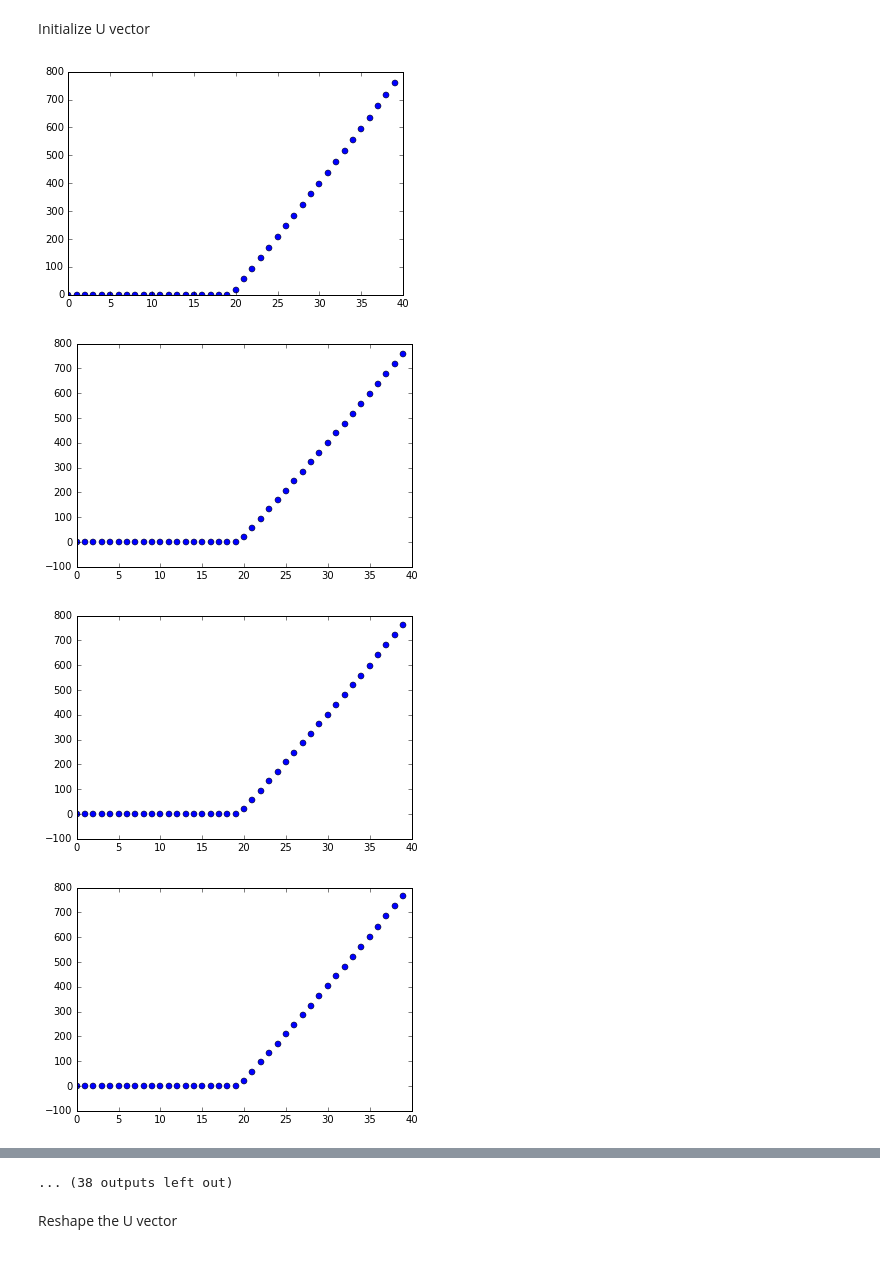
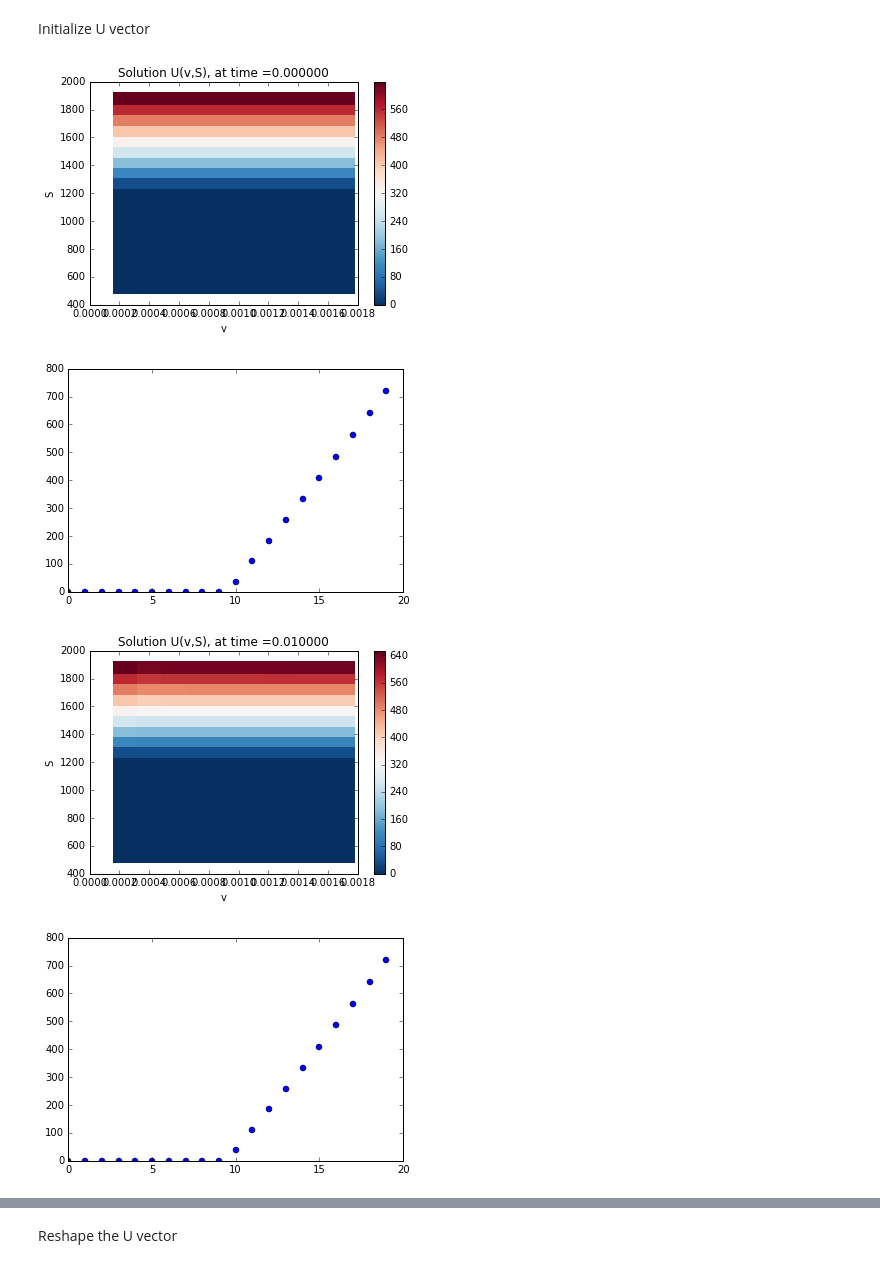
Before and after one commit to MelodyShih/FDOptionPricing, a Jupyter notebook: Backward Euler.ipynb, the cells around one changed output, grey strips where cells are left out. Saved outputs shown, nothing was run; the diff lists cells and outputs as text; code cells hidden in the pictures.

Commit message:
commit for changing bc to true solution

```diff
--- a/Backward Euler.ipynb
+++ b/Backward Euler.ipynb
@@ -18,7 +18,7 @@ S_min = 400.0
 alpha = S_max - S_min
 
 # Variance space
-v_max = 0.05
+v_max = 0.002
 v_min = 0.0
 beta  = v_max - v_min
 
@@ -37,10 +37,10 @@ theta = 0.05
 # %% [markdown]
 Set grid
 # %%
-t_final = 0.125
-N = 40
-M = 40
-L = 50
+t_final = 0.02
+N = 20
+M = 10
+L = 3
 
 xi  = numpy.linspace(0, 1, N+2)
 eta = numpy.linspace(0, 1, M+2)
@@ -184,14 +185,16 @@ fig = plt.figure()
 plt.spy(A[0:60, 0:60])
 print numpy.max(A)
 print numpy.min(A)
-# E, X = numpy.meshgrid(numpy.linspace(0,1,N*M), numpy.linspace(0,1,N*M))
-# # Plot solution
+
+E, X = numpy.meshgrid(numpy.linspace(0,1,N*M), numpy.linspace(0,1,N*M))
+# Plot solution
 # fig = plt.figure()
 # axes = fig.add_subplot(1, 1, 1)
-# sol_plot = axes.pcolor(E, X, A, cmap=plt.get_cmap('RdBu_r'))
+# sol_plot = axes.pcolor(E, X, A)
 # axes.set_title("Element of A")
 # axes.set_xlabel("eta")
 # axes.set_ylabel("xi")
 # cbar = fig.colorbar(sol_plot, ax=axes)
+# plt.show
 print numpy.linalg.det(A)
 # %% [output]
@@ -245,38 +248,39 @@ for i in range(N):
 U_init = numpy.copy(U_interior_old)
 # %%
 for timestep in t:
-#     E, X = numpy.meshgrid(v(eta), S(xi))
-#     fig = plt.figure()
-#     axes = fig.add_subplot(1, 1, 1)
-#     sol_plot = axes.pcolor(E, X, numpy.reshape(U_interior_old, [N, M]), cmap=plt.get_cmap('RdBu_r'))
-#     axes.set_title("Solution U(v,S), at time =%f"%(timestep))
-#     axes.set_xlabel("v")
-#     axes.set_ylabel("S")
-#     cbar = fig.colorbar(sol_plot, ax=axes)
+    E, X = numpy.meshgrid(v(eta), S(xi))
+    fig = plt.figure()
+    axes = fig.add_subplot(1, 1, 1)
+    sol_plot = axes.pcolor(E, X, numpy.reshape(U_interior_old, [N, M]), cmap=plt.get_cmap('RdBu_r'))
+    axes.set_title("Solution U(v,S), at time =%f"%(timestep))
+    axes.set_xlabel("v")
+    axes.set_ylabel("S")
+    cbar = fig.colorbar(sol_plot, ax=axes)
 
     #rhs (Need U vector in previous time step)
     rhs_bc = numpy.zeros(N)
     for i in range(len(rhs_bc)):
         rhs_bc[i] = (-3.0*beta_bc+1)*U_bc[i] + 4.0*beta_bc*U_interior_old[i*M] - beta_bc*U_interior_old[i*M+1]
     U_bc = linalg.spsolve(A_bc, rhs_bc)
 
     fig = plt.figure()
     axes = fig.add_subplot(1, 1, 1)
-    axes.plot(range(N), rhs_bc, 'o')
+    axes.plot(range(N), U_bc, 'o')
 
     # After solve the lower boundary condition, update the corresponding rhs
     for i in range(N):
         if i==0:
             rhs[i*M] = a(i,0)*( U_bc[i+1]*l_ + U_bc[i]*_l ) + b(i,0)*U_bc[i] - a(i,0)*U_bc[i+1]
         elif i==N-1:
             rhs[i*M] = a(i,0)*U_bc[i-1] + b(i,0)*U_bc[i] - a(i,0)*( U_bc[i-1]*_r + U_bc[i]*r_ )
         else:
             rhs[i*M] = a(i,0)*U_bc[i-1] + b(i,0)*U_bc[i] - a(i,0)*U_bc[i+1]
-
-    U_interior_new = numpy.linalg.solve(A, U_interior_old + rhs)
+    U_interior_new = numpy.linalg.solve(A, U_interior_old)
+#    U_interior_new = numpy.linalg.solve(A, U_interior_old + rhs)
+#     U_interior_new = linalg.spsolve(sA, U_interior_old + rhs)
     U_interior_old = numpy.copy(U_interior_new)
 # %% [output]
-[figure, old version]
+[figure, new version]
-[figure, old version]
+[figure, new version]
-[figure, old version]
+[figure, new version]
-[figure, old version]
+[figure, new version]
@@ -291,4 +289,3 @@ for timestep in t:
-... (38 outputs left out)
 # %%
 # for i in xrange(1,N):
 #     if i==N-1:
```
Also changed, not shown: parts of 8 cells of this notebook, 1 other file.
